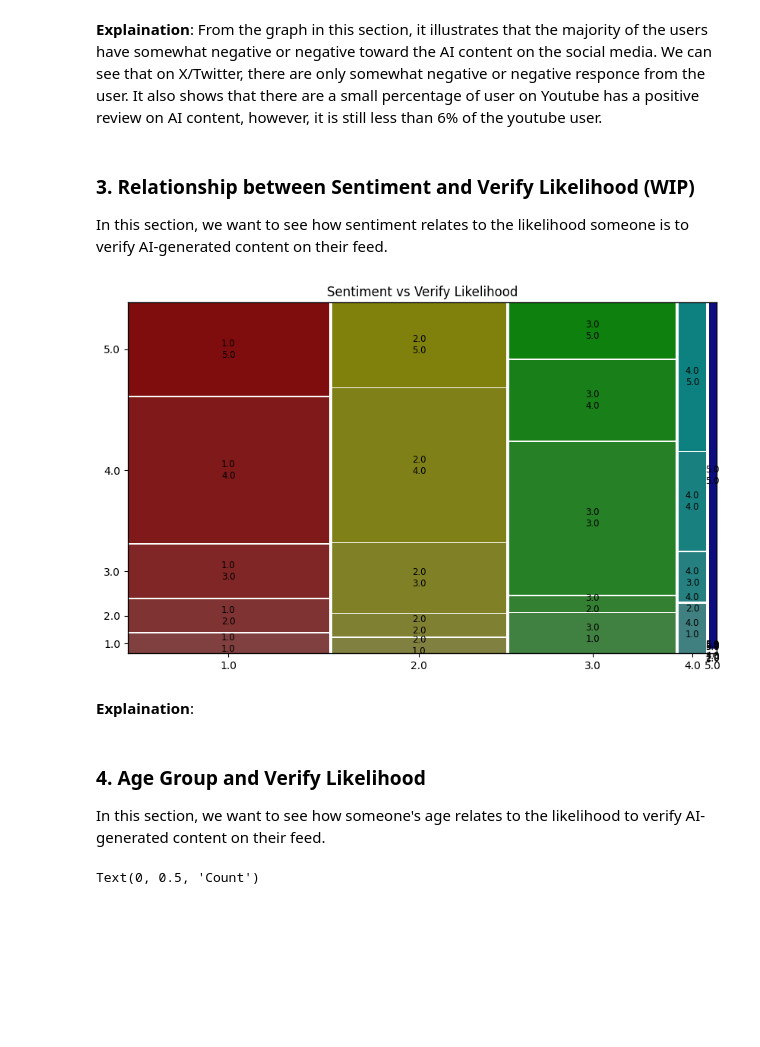
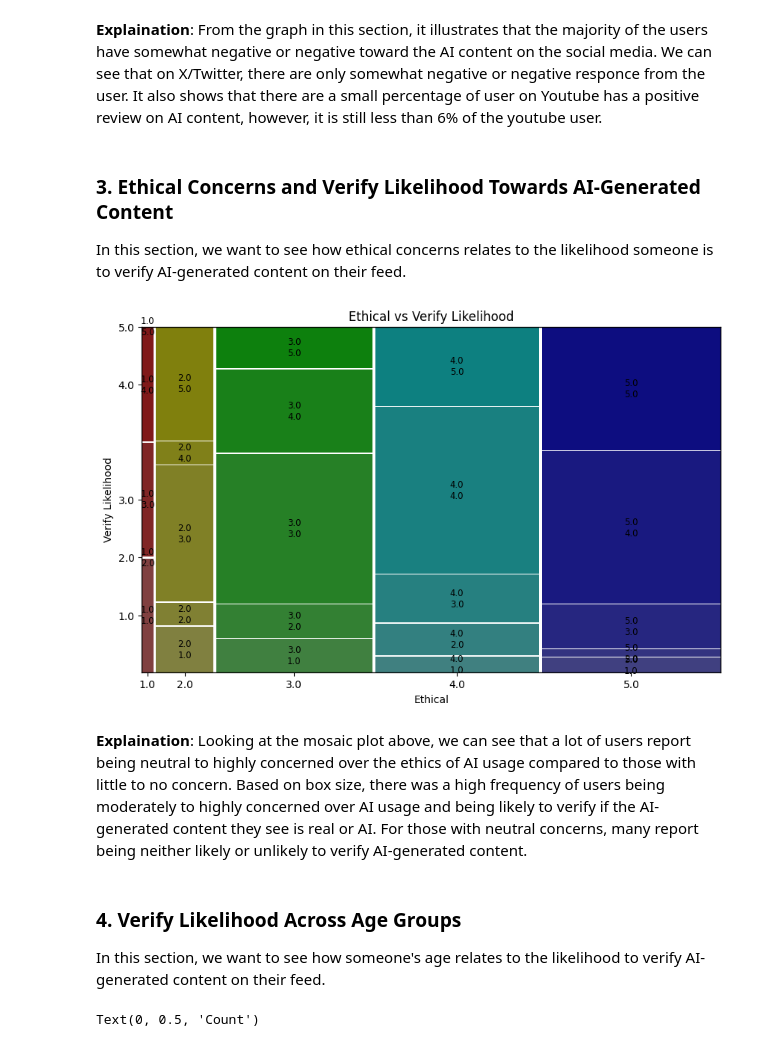
Before and after one commit to darklsor56/CS105-Team11-SP26, a Jupyter notebook: CS105_mini_Project.ipynb, the cells around one changed output. Saved outputs shown, nothing was run; the diff lists cells and outputs as text; code cells hidden in the pictures; blank space fills up the shorter version.

Commit message:
hypothesis 1, edited graph3, contributions

```diff
--- a/CS105_mini_Project.ipynb
+++ b/CS105_mini_Project.ipynb
@@ -190,21 +189,24 @@ YouTube           2.941176
 # %% [markdown]
 **Explaination**: From the graph in this section, it illustrates that the  majority of the users have somewhat negative or negative toward the AI content on the social media. We can see that on X/Twitter, there are only somewhat negative or negative responce from the user. It also shows that there are a small percentage of user on Youtube has a positive review on AI content, however, it is still less than 6% of the youtube user.
 # %% [markdown]
-### **3. Relationship between Sentiment and Verify Likelihood (WIP)**
+### **3. Ethical Concerns and Verify Likelihood Towards AI-Generated Content**
 
-In this section, we want to see how sentiment relates to the likelihood someone is to verify AI-generated content on their feed.
+In this section, we want to see how ethical concerns relates to the likelihood someone is to verify AI-generated content on their feed.
 # %%
 from statsmodels.graphics.mosaicplot import mosaic
 fig, ax = plt.subplots(figsize=(10, 6))
-mosaic(df.sort_values('Sentiment').sort_values('Verify_Likelihood'),['Sentiment', 'Verify_Likelihood'],
-       title = 'Sentiment vs Verify Likelihood', ax = ax)
+# sorting bc ordinal vars
+mosaic(df.sort_values('Ethical').sort_values('Verify_Likelihood'), ['Ethical', 'Verify_Likelihood'],
+       title = 'Ethical vs Verify Likelihood', ax = ax)
+ax.set_xlabel('Ethical')
+ax.set_ylabel('Verify Likelihood')
 plt.show()
 # %% [output]
-[figure, old version]
+[figure, new version]
-# %% [markdown]
-**Explaination**:
+# %% [markdown]
+**Explaination**: Looking at the mosaic plot above, we can see that a lot of users report being neutral to highly concerned over the ethics of AI usage compared to those with little to no concern. Based on box size, there was a high frequency of users being moderately to highly concerned over AI usage and being likely to verify if the AI-generated content they see is real or AI. For those with neutral concerns, many report being neither likely or unlikely to verify AI-generated content.
 # %% [markdown]
-### **4. Age Group and Verify Likelihood**
+### **4. Verify Likelihood Across Age Groups**
 
 In this section, we want to see how someone's age relates to the likelihood to verify AI-generated content on their feed.
 # %%
```
Also changed, not shown: parts of 9 cells of this notebook.
